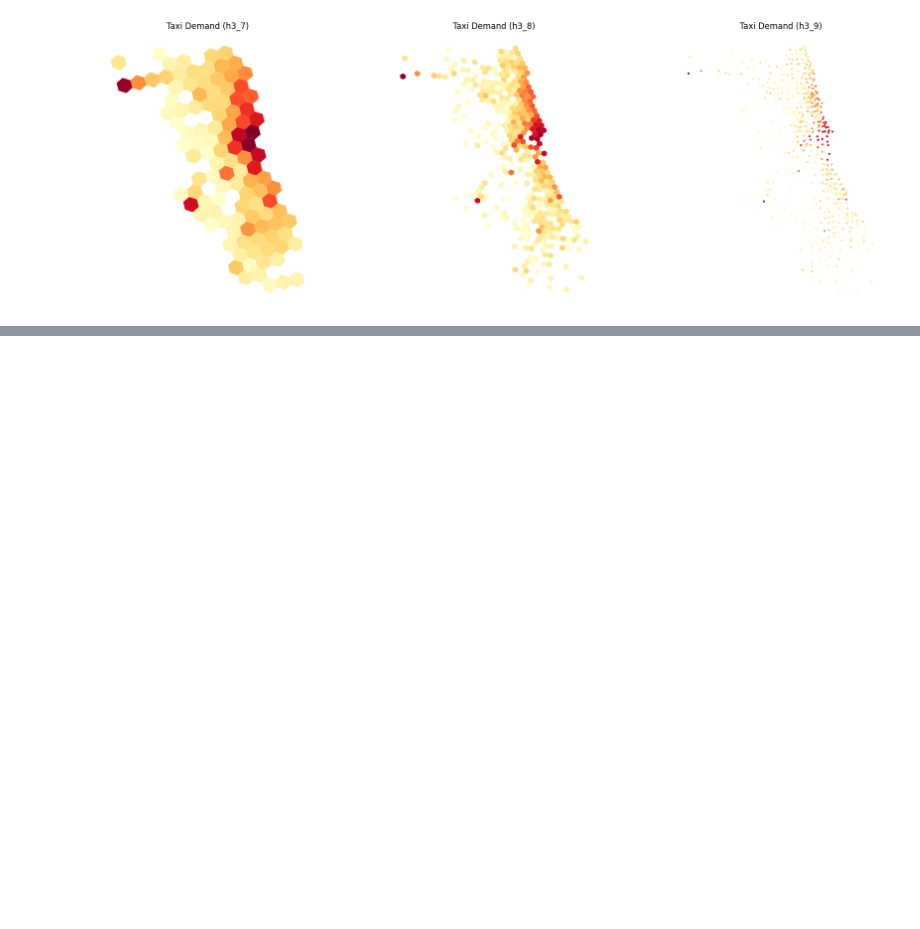
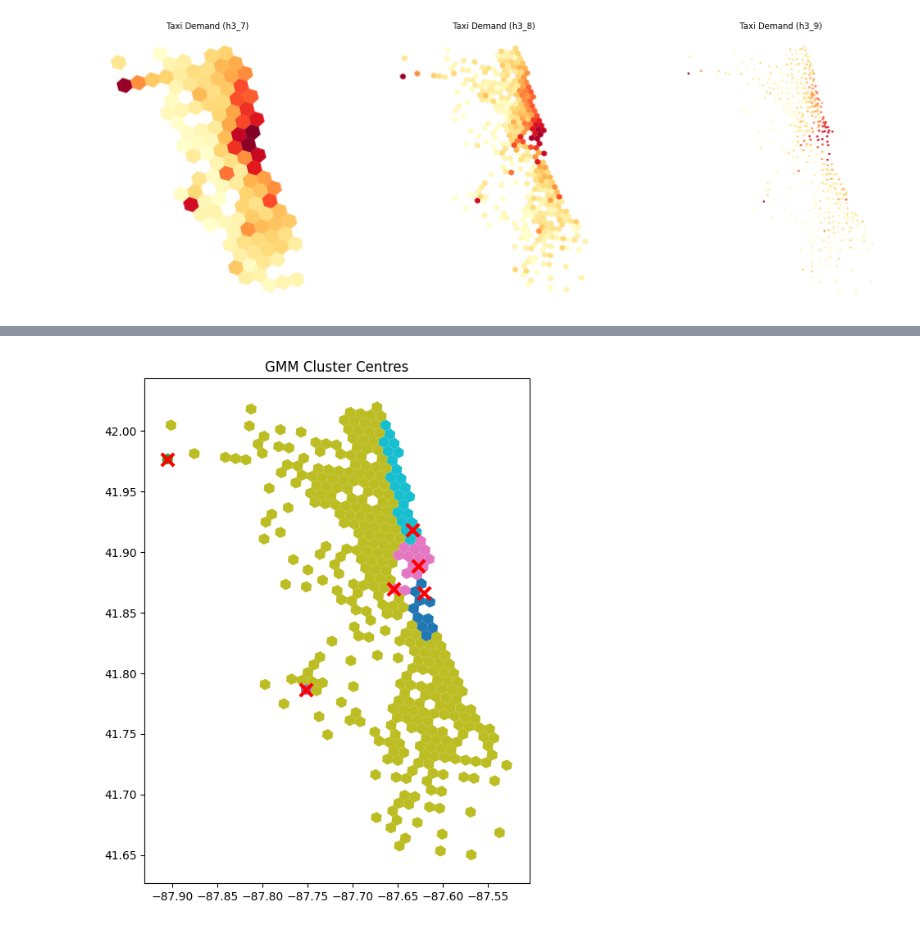
Before and after one commit to larissatheilmann/AAA_Project_Group7, a Jupyter notebook: notebooks/2.1 DescriptiveAnalysisSpatial.ipynb, the cells around one changed output, grey strips where cells are left out. Drawn from its saved outputs; the diff is of its cells as text; code cells hidden in the pictures; blank space fills up the shorter version.

```diff
--- a/notebooks/2.1 DescriptiveAnalysisSpatial.ipynb
+++ b/notebooks/2.1 DescriptiveAnalysisSpatial.ipynb
@@ -203,0 +641,27 @@ for level in levels:
+# %%
+means = gmm.means_
+
+fig, ax = plt.subplots(figsize=(8,8))
+
+hotspot_gdf.plot(
+
+    column="cluster",
+    categorical=True,
+    legend=False,
+    ax=ax
+)
+
+ax.scatter(
+
+    means[:,0],
+    means[:,1],
+    color="red",
+    s=120,
+    marker="x",
+    linewidth=3
+)
+
+plt.title("GMM Cluster Centres")
+plt.show()
+# %% [output]
+[figure, added]
```
Also changed, not shown: parts of 37 cells of this notebook, 30 other files.
